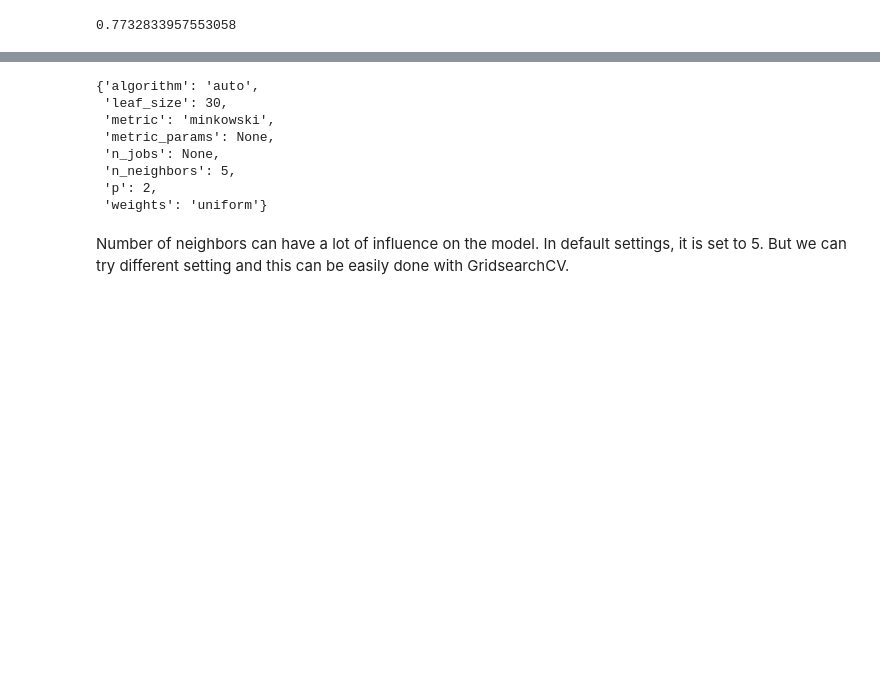
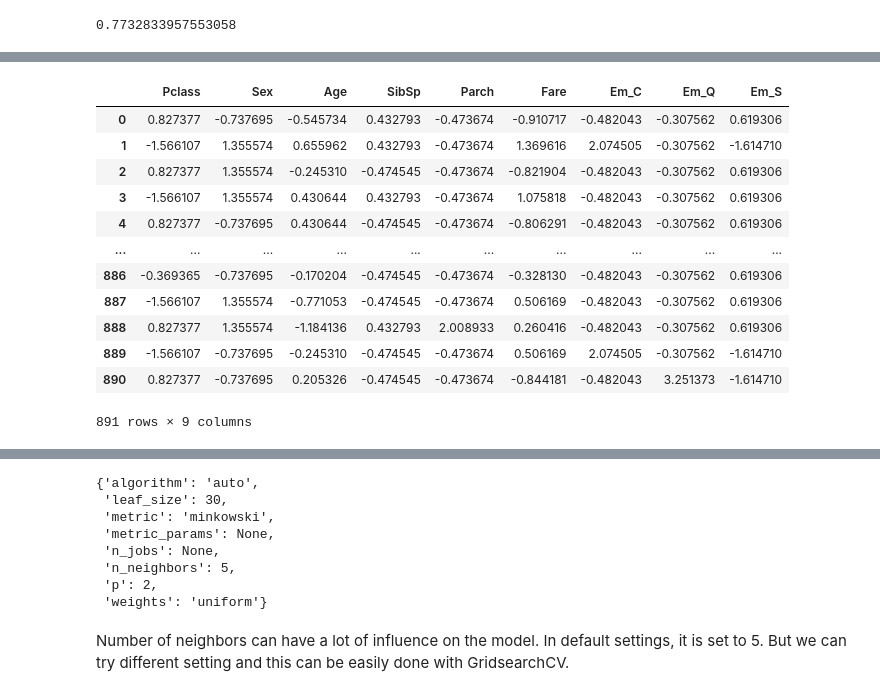
Before and after one commit to nvmcr/My_Portfolio, a Jupyter notebook: Notebook.ipynb, the cells around one changed output, grey strips where cells are left out. Cells and saved outputs as stored; diff of their text form; code cells hidden in the pictures; blank space fills up the shorter version.

```diff
--- a/Notebook.ipynb
+++ b/Notebook.ipynb
@@ -477,0 +482,17 @@ mod_knn_scores['test_Accuracy'].mean()
+# %%
+X_train_scaled = StandardScaler().fit_transform(X_train)
+pd.DataFrame(X_train_scaled, columns=['Pclass', 'Sex', 'Age', 'SibSp', 'Parch', 'Fare',	'Em_C',	'Em_Q',	'Em_S'])
+# %% [output]
+|  | Pclass | Sex | Age | SibSp | Parch | Fare | Em_C | Em_Q | Em_S |
+| 0 | 0.827377 | -0.737695 | -0.545734 | 0.432793 | -0.473674 | -0.910717 | -0.482043 | -0.307562 | 0.619306 |
+| 1 | -1.566107 | 1.355574 | 0.655962 | 0.432793 | -0.473674 | 1.369616 | 2.074505 | -0.307562 | -1.614710 |
+| 2 | 0.827377 | 1.355574 | -0.245310 | -0.474545 | -0.473674 | -0.821904 | -0.482043 | -0.307562 | 0.619306 |
+| 3 | -1.566107 | 1.355574 | 0.430644 | 0.432793 | -0.473674 | 1.075818 | -0.482043 | -0.307562 | 0.619306 |
+| 4 | 0.827377 | -0.737695 | 0.430644 | -0.474545 | -0.473674 | -0.806291 | -0.482043 | -0.307562 | 0.619306 |
+| ... | ... | ... | ... | ... | ... | ... | ... | ... | ... |
+| 886 | -0.369365 | -0.737695 | -0.170204 | -0.474545 | -0.473674 | -0.328130 | -0.482043 | -0.307562 | 0.619306 |
+| 887 | -1.566107 | 1.355574 | -0.771053 | -0.474545 | -0.473674 | 0.506169 | -0.482043 | -0.307562 | 0.619306 |
+| 888 | 0.827377 | 1.355574 | -1.184136 | 0.432793 | 2.008933 | 0.260416 | -0.482043 | -0.307562 | 0.619306 |
+| 889 | -1.566107 | -0.737695 | -0.245310 | -0.474545 | -0.473674 | 0.506169 | 2.074505 | -0.307562 | -1.614710 |
+| 890 | 0.827377 | -0.737695 | 0.205326 | -0.474545 | -0.473674 | -0.844181 | -0.482043 | 3.251373 | -1.614710 |
+891 rows × 9 columns
```
Also changed, not shown: parts of 31 cells of this notebook.
